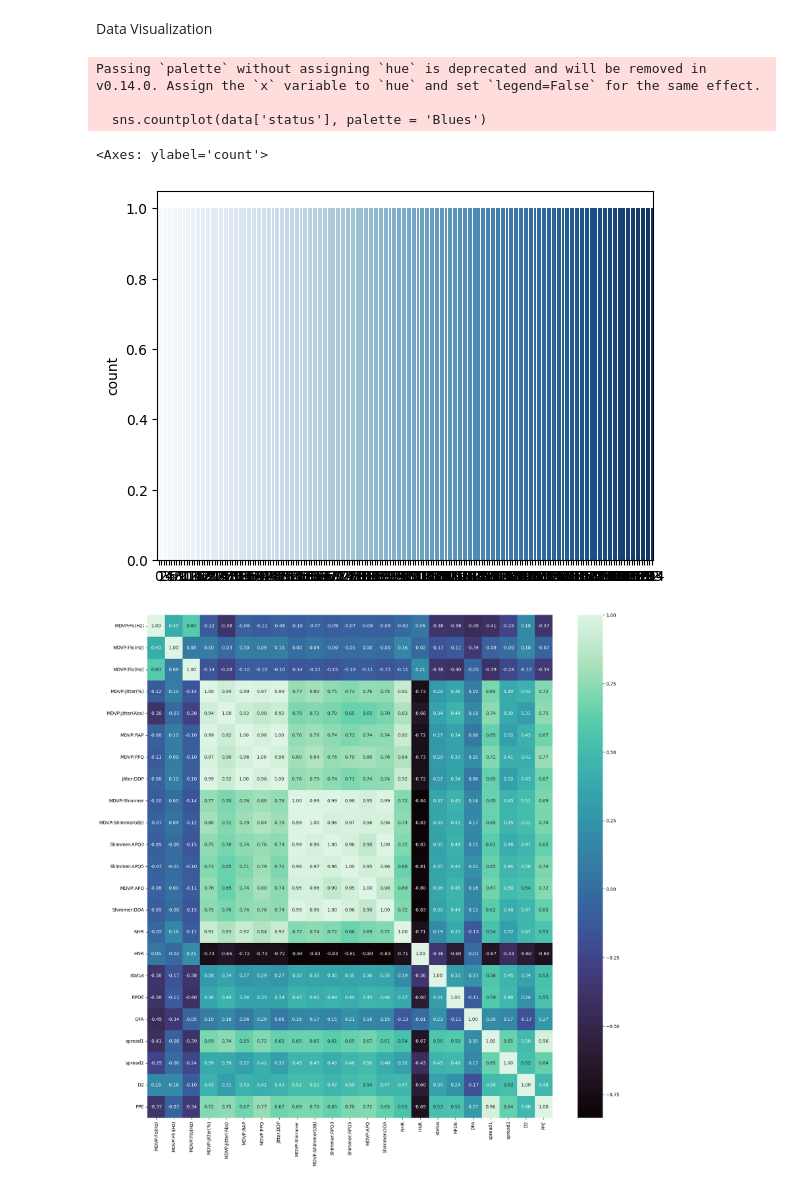
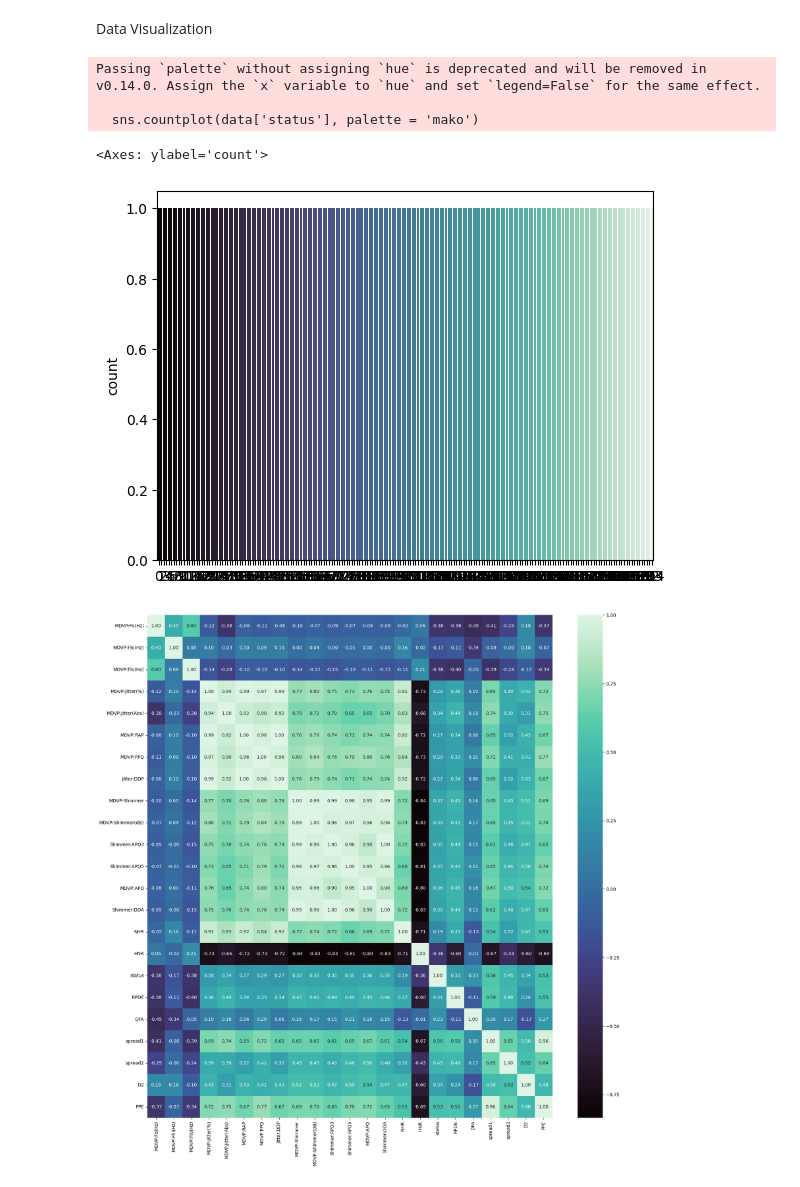
Before and after one commit to AnushreeHazra/Anushree, a Jupyter notebook: Parkinson's_Disease_Detection.ipynb, the cells around one changed output. Saved outputs shown, nothing was run; the diff lists cells and outputs as text; code cells hidden in the pictures.

```diff
--- a/Parkinson's_Disease_Detection.ipynb
+++ b/Parkinson's_Disease_Detection.ipynb
@@ -146,13 +146,13 @@ plt.show()
 # %% [markdown]
 Data Visualization
 # %%
-sns.countplot(data['status'], palette = 'Blues')
+sns.countplot(data['status'], palette = 'mako')
 # %% [output]
 Passing `palette` without assigning `hue` is deprecated and will be removed in v0.14.0. Assign the `x` variable to `hue` and set `legend=False` for the same effect.
 
-  sns.countplot(data['status'], palette = 'Blues')
+  sns.countplot(data['status'], palette = 'mako')
 <Axes: ylabel='count'>
-[figure, old version]
+[figure, new version]
 # %%
 plt.figure(figsize=(20, 20))
 dataplot = sns.heatmap(data.corr(), annot=True, fmt='.2f', cmap="mako")
```
